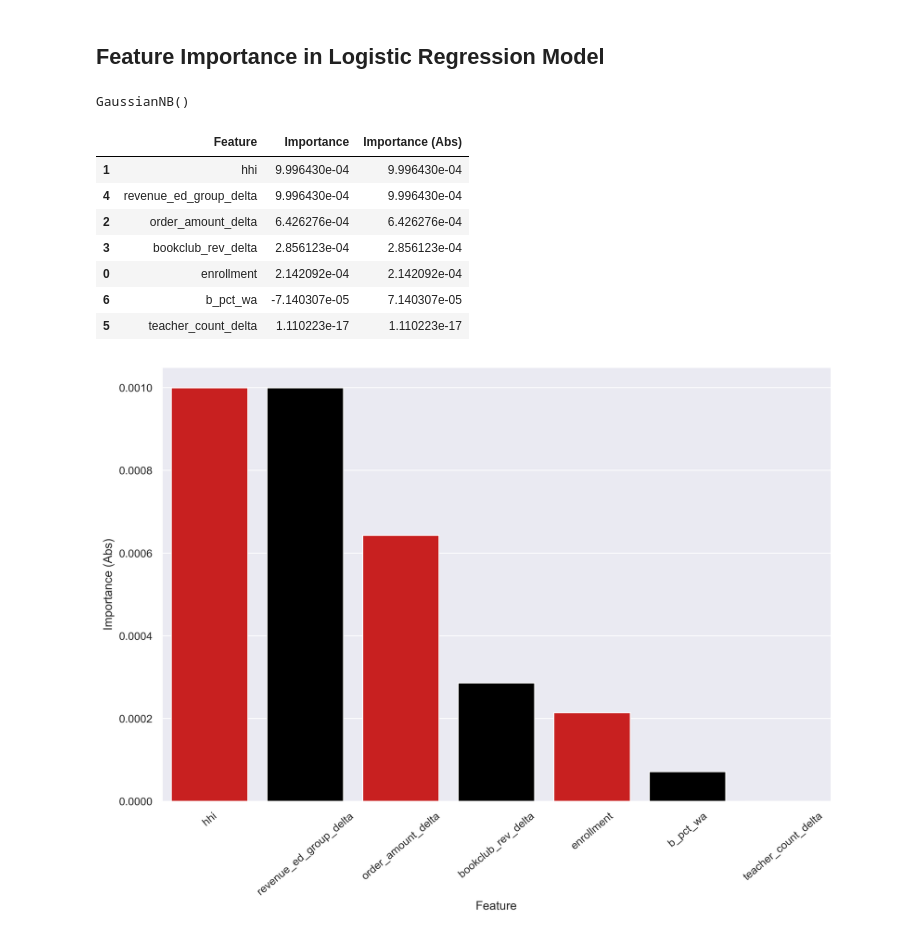
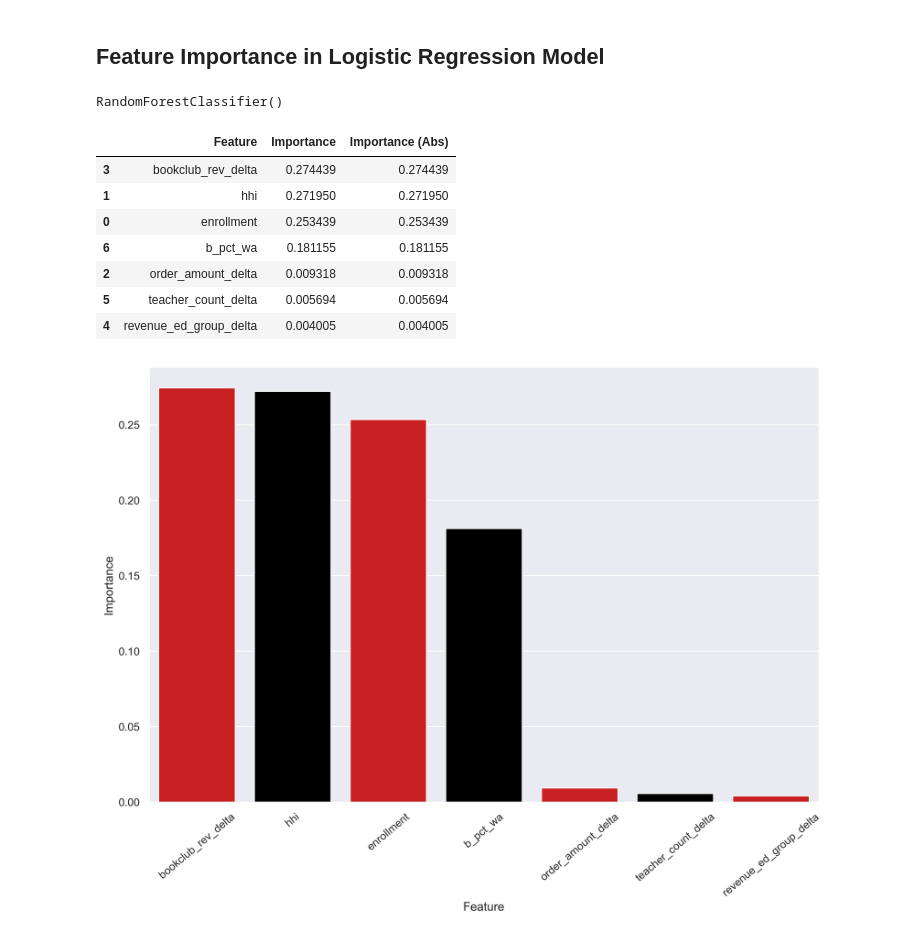
Before and after one commit to Ho1yShif/Scholastic_Case_Study, a Jupyter notebook: Modeling.ipynb, the cells around one changed output. Cells and saved outputs as stored; diff of their text form; code cells hidden in the pictures.

Commit message:
random forest feat importance

```diff
--- a/Modeling.ipynb
+++ b/Modeling.ipynb
@@ -107,29 +107,29 @@ model_results
 # %% [markdown]
 ## Feature Importance in Logistic Regression Model
 # %%
-model = GaussianNB()
+model = RandomForestClassifier()
 # %%
 model.fit(X_train, y_train)
 # %% [output]
-GaussianNB()
+RandomForestClassifier()
+# %%
+importances = model.feature_importances_
 # %%
-imps = permutation_importance(model, X_test, y_test)
-feat_imp = DataFrame({'Feature': selected_features.columns, 'Importance': imps.importances_mean.flatten(),
-					  'Importance (Abs)':abs(imps.importances_mean.flatten())})
+feat_imp = DataFrame({'Feature': selected_features.columns, 'Importance': importances.flatten()})
 feat_imp = feat_imp.sort_values(by='Importance (Abs)', ascending=False)
 feat_imp
 # %% [output]
 |  | Feature | Importance | Importance (Abs) |
-| 1 | hhi | 9.996430e-04 | 9.996430e-04 |
-| 4 | revenue_ed_group_delta | 9.996430e-04 | 9.996430e-04 |
-| 2 | order_amount_delta | 6.426276e-04 | 6.426276e-04 |
-| 3 | bookclub_rev_delta | 2.856123e-04 | 2.856123e-04 |
-| 0 | enrollment | 2.142092e-04 | 2.142092e-04 |
-| 6 | b_pct_wa | -7.140307e-05 | 7.140307e-05 |
-| 5 | teacher_count_delta | 1.110223e-17 | 1.110223e-17 |
+| 3 | bookclub_rev_delta | 0.274439 | 0.274439 |
+| 1 | hhi | 0.271950 | 0.271950 |
+| 0 | enrollment | 0.253439 | 0.253439 |
+| 6 | b_pct_wa | 0.181155 | 0.181155 |
+| 2 | order_amount_delta | 0.009318 | 0.009318 |
+| 5 | teacher_count_delta | 0.005694 | 0.005694 |
+| 4 | revenue_ed_group_delta | 0.004005 | 0.004005 |
 # %%
 plt.xticks(rotation=40)
 features = sns.barplot(data=feat_imp, x='Feature',
-					   y='Importance (Abs)', palette=['#e40404', 'black'])
+					   y='Importance', palette=['#e40404', 'black'])
 # %% [output]
-[figure, old version]
+[figure, new version]
```
